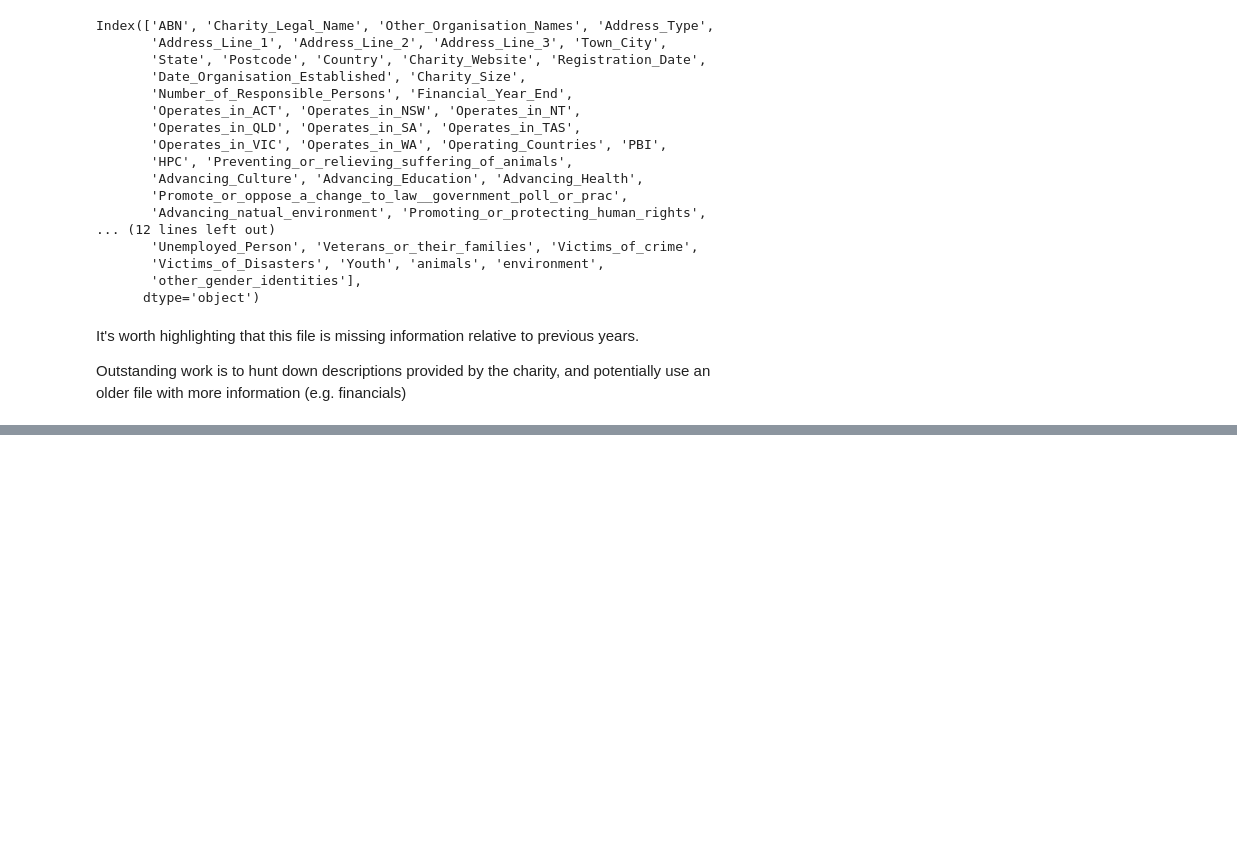
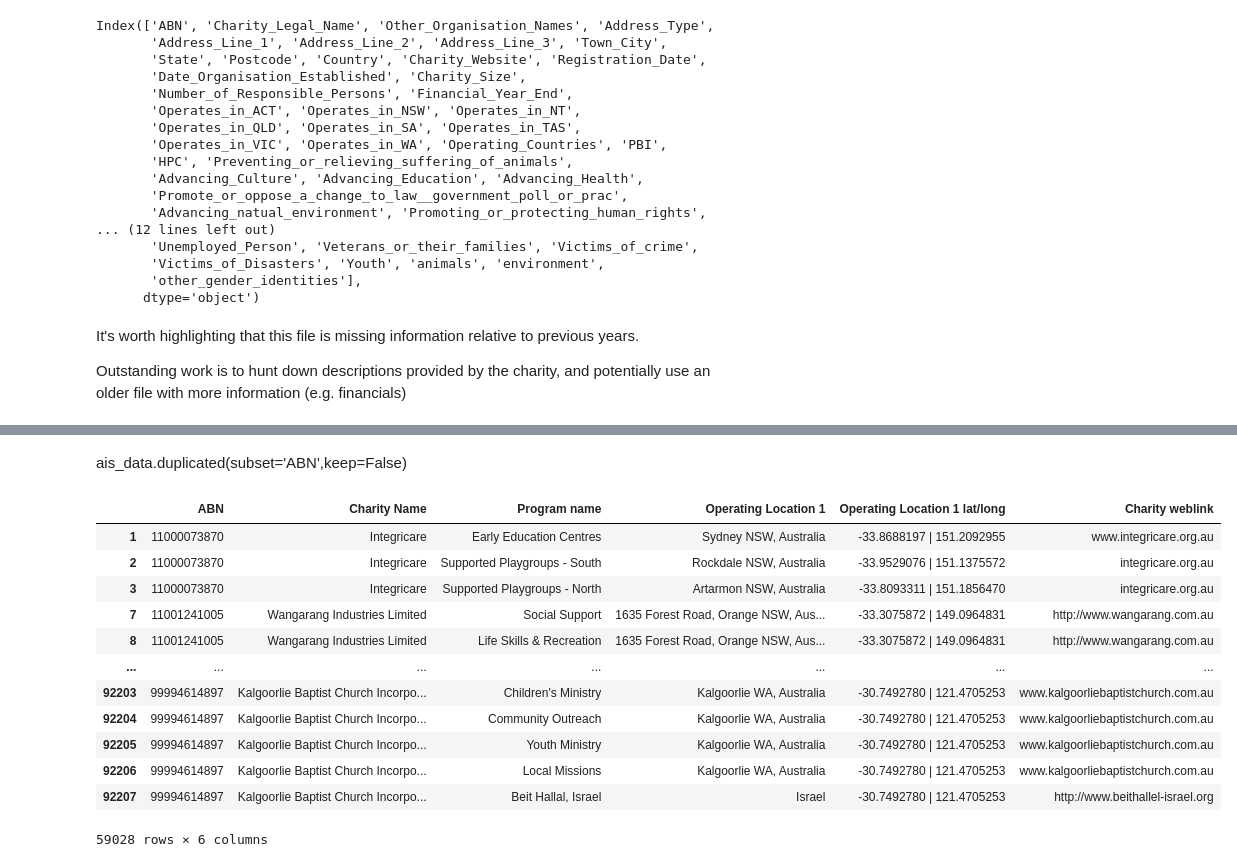
Before and after one commit to GeoffPidcock/buildmas24, a Jupyter notebook: notebooks/eda.ipynb, the cells around one changed output, grey strips where cells are left out. Saved outputs shown, nothing was run; the diff lists cells and outputs as text; code cells hidden in the pictures; blank space fills up the shorter version.

```diff
--- a/notebooks/eda.ipynb
+++ b/notebooks/eda.ipynb
@@ -64,0 +68,4 @@ Outstanding work is to hunt down descriptions provided by the charity, and poten
+# %%
+ais_path = "../data/datadotgov_ais22_programs.csv"
+ais_data = pd.read_csv(ais_path)
+ais_data.head()
@@ -64,0 +123,13 @@ Outstanding work is to hunt down descriptions provided by the charity, and poten
+# %%
+# let's take a look at a subset of columns
+cols_of_interest = [
+    'ABN',
+    'Charity Name',
+    'Program name',
+    'Operating Location 1',
+    'Operating Location 1 lat/long',
+    'Charity weblink'
+]
+
+# let's also filter for a specific beneficiary - homeless people
+ais_data.loc[ais_data['People at risk of homelessness/ people experiencing homelessness']=='Y',cols_of_interest].sample(10)
@@ -64,0 +152,19 @@ Outstanding work is to hunt down descriptions provided by the charity, and poten
+# %% [markdown]
+ais_data.duplicated(subset='ABN',keep=False)
+# %%
+# can be multiple programs to a single charity
+ais_data.loc[ais_data.duplicated(subset='ABN',keep=False),cols_of_interest]
+# %% [output]
+|  | ABN | Charity Name | Program name | Operating Location 1 | Operating Location 1 lat/long | Charity weblink |
+| 1 | 11000073870 | Integricare | Early Education Centres | Sydney NSW, Australia | -33.8688197 | 151.2092955 | www.integricare.org.au |
+| 2 | 11000073870 | Integricare | Supported Playgroups - South | Rockdale NSW, Australia | -33.9529076 | 151.1375572 | integricare.org.au |
+| 3 | 11000073870 | Integricare | Supported Playgroups - North | Artarmon NSW, Australia | -33.8093311 | 151.1856470 | integricare.org.au |
+| 7 | 11001241005 | Wangarang Industries Limited | Social Support | 1635 Forest Road, Orange NSW, Aus... | -33.3075872 | 149.0964831 | http://www.wangarang.com.au |
+| 8 | 11001241005 | Wangarang Industries Limited | Life Skills & Recreation | 1635 Forest Road, Orange NSW, Aus... | -33.3075872 | 149.0964831 | http://www.wangarang.com.au |
+| ... | ... | ... | ... | ... | ... | ... |
+| 92203 | 99994614897 | Kalgoorlie Baptist Church Incorpo... | Children's Ministry | Kalgoorlie WA, Australia | -30.7492780 | 121.4705253 | www.kalgoorliebaptistchurch.com.au |
+| 92204 | 99994614897 | Kalgoorlie Baptist Church Incorpo... | Community Outreach | Kalgoorlie WA, Australia | -30.7492780 | 121.4705253 | www.kalgoorliebaptistchurch.com.au |
+| 92205 | 99994614897 | Kalgoorlie Baptist Church Incorpo... | Youth Ministry | Kalgoorlie WA, Australia | -30.7492780 | 121.4705253 | www.kalgoorliebaptistchurch.com.au |
+| 92206 | 99994614897 | Kalgoorlie Baptist Church Incorpo... | Local Missions | Kalgoorlie WA, Australia | -30.7492780 | 121.4705253 | www.kalgoorliebaptistchurch.com.au |
+| 92207 | 99994614897 | Kalgoorlie Baptist Church Incorpo... | Beit Hallal, Israel | Israel | -30.7492780 | 121.4705253 | http://www.beithallel-israel.org |
+59028 rows × 6 columns
```
Also changed, not shown: parts of 15 cells of this notebook, 4 other files.
